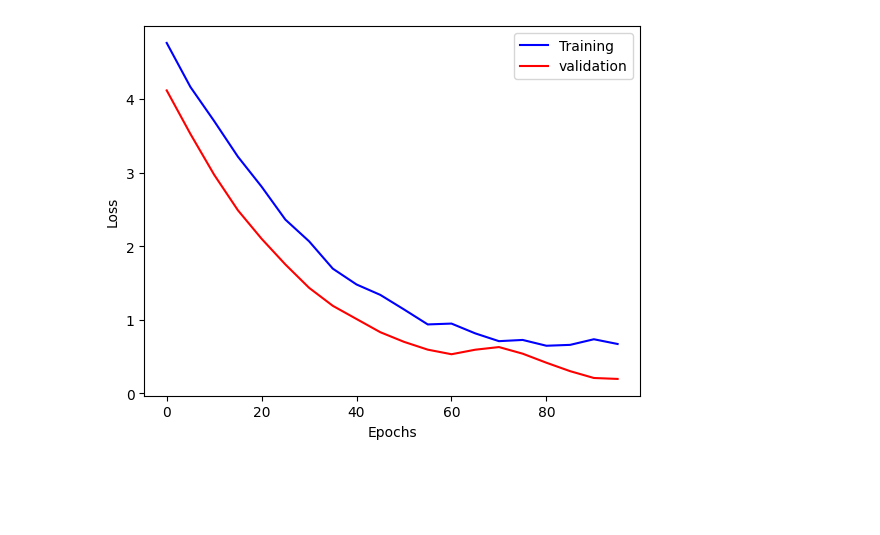
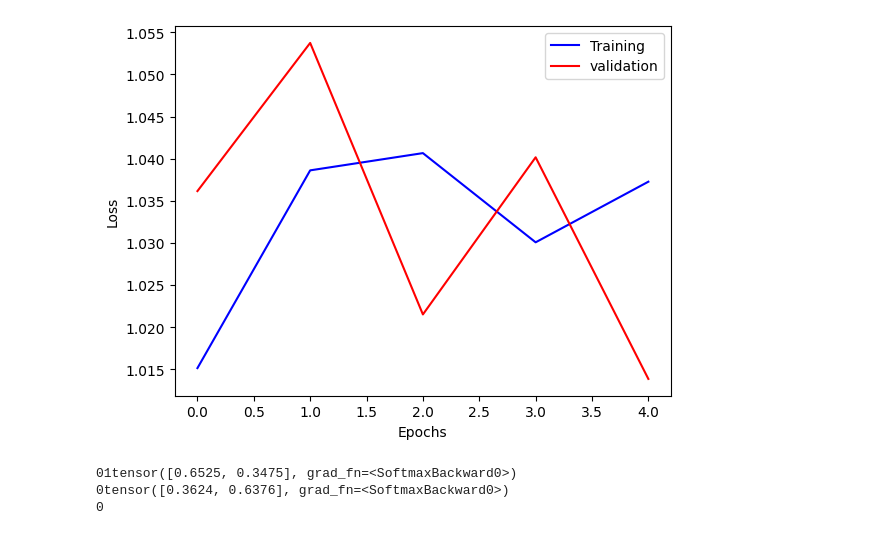
Before and after one commit to pavanyellow/Interpretability, a Jupyter notebook: babygpt.ipynb, the cells around one changed output. Drawn from its saved outputs; the diff is of its cells as text; code cells hidden in the pictures; blank space fills up the shorter version.

```diff
--- a/babygpt.ipynb
+++ b/babygpt.ipynb
@@ -10,13 +10,13 @@ import math
 PATH = "models/baby_gpt_100k_1.91.bin"
 
 inf = torch.inf
-context_length = 2 # No of tokens
-model_dim = 64 # dimension of the model -> residual stream
+context_length = 3 # No of tokens
+model_dim = 16 # dimension of the model -> residual stream
 n_layers = 2 # no of layers
 head_dim = 16
 vocab_size = 65
-learning_rate = 1e-4
-max_iters = 100
+learning_rate = 1e-5
+max_iters = 5
 eval_iters = 10
 batch_size = 32 #Takes 27k iters
 
@@ -29,19 +29,18 @@ def decode(tokens: list[str]):
     return ''.join([reverse_char_map[i] for i in tokens])
 
 file = open("tiny_shakesphere.txt", "r")
-full_data = "110100100101001"
+full_data = "111101111011110"
 
 vocab = list(sorted((set(full_data))))
-
+vocab_size = len(vocab)
 char_map = {vocab[i]: i for i in range(len(vocab))}
 reverse_char_map = {char_map[i] : i for i in char_map}
 full_data = tokenise(full_data)
 
 total_datapoints  = full_data.shape[0]
 
-training_data : list[int] = full_data[:int(total_datapoints*0.9)]
-validation_data = full_data[int(total_datapoints*0.9):total_datapoints]
-
+training_data : list[int] = full_data[:int(total_datapoints)]
+validation_data = training_data
 
 def sample_data(split: str = "train"): # With replacement
     data = training_data if split == 'train' else validation_data
@@ -204 +194,23 @@ Took 0.5181472301483154s for 100 epochs
-[figure, old version]
+[figure, new version]
+# %%
+def generate_text(input: str):
+    max_tokens = 2
+    input_tokens = tokenise(input)
+    print(input, end='')
+
+    for i in range(max_tokens):
+        now = model(input_tokens.unsqueeze(0))[0][-1]
+        now = F.softmax(now, dim= 0)
+        print(now)
+        token = torch.multinomial(now,1).item()
+        input_tokens = torch.tensor(input_tokens.tolist() + [token])
+        text = decode([token])
+        print(text, end='')
+        input_tokens = input_tokens[-context_length:]
+
+
+generate_text("01")
+# %% [output]
+01tensor([0.6525, 0.3475], grad_fn=<SoftmaxBackward0>)
+0tensor([0.3624, 0.6376], grad_fn=<SoftmaxBackward0>)
+0
```
Also changed, not shown: parts of 1 cell of this notebook, 4 other files.
